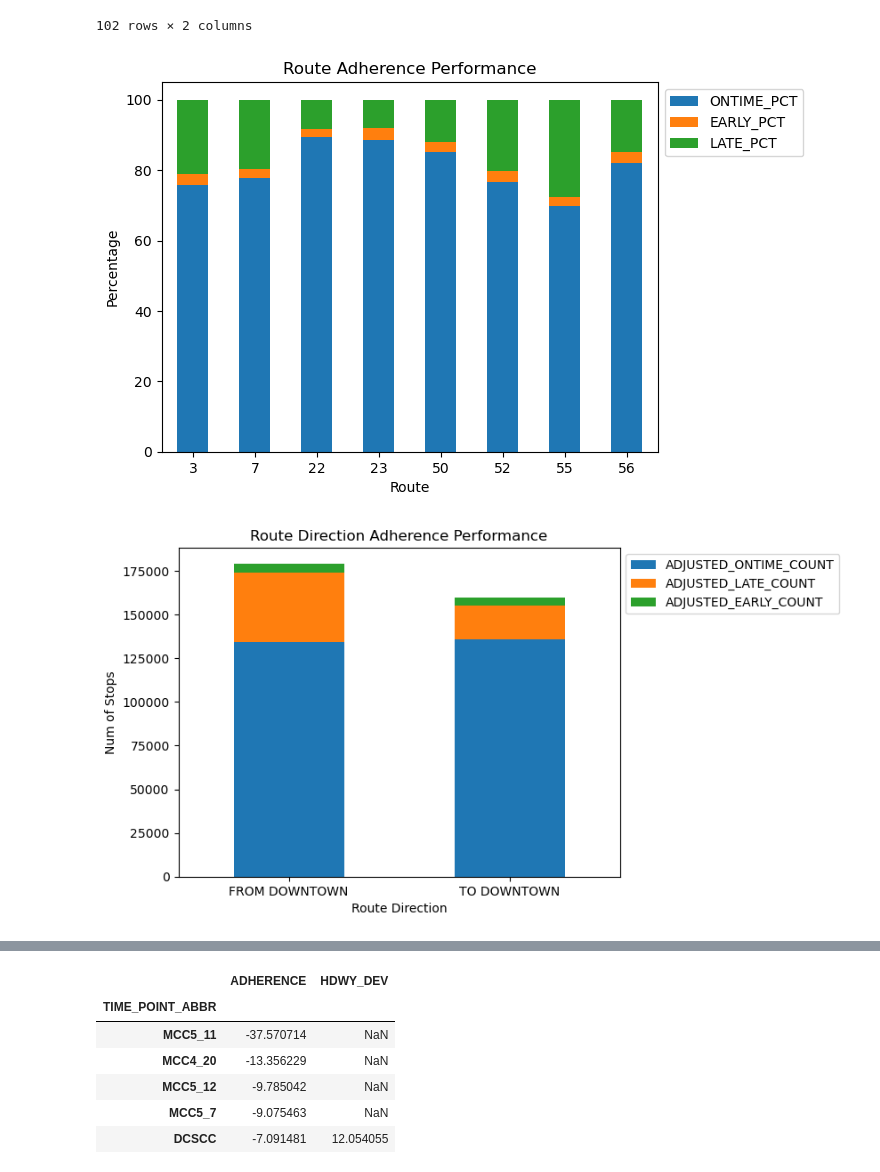
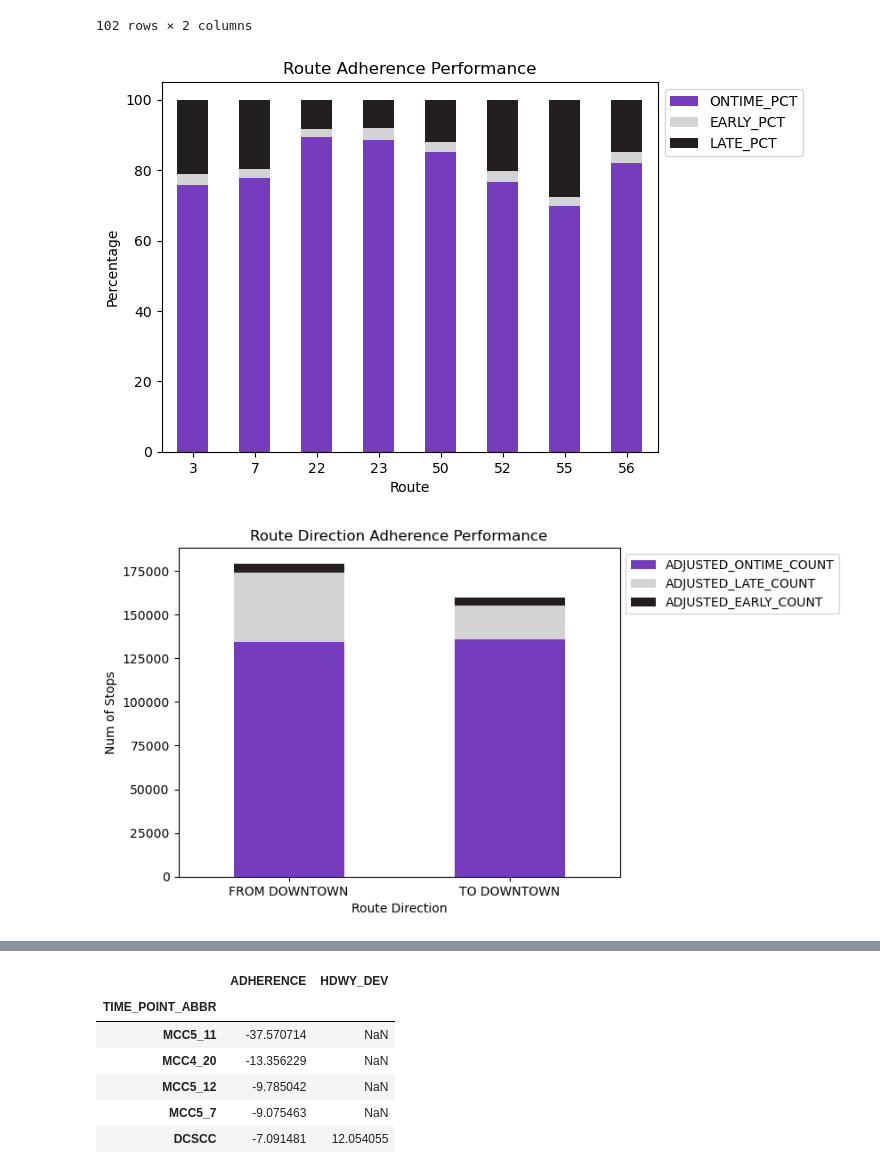
Before and after one commit to NSS-Data-Analytics-Cohort-11/wego-caesars-legion, a Jupyter notebook: notebooks/WeGo Data Introduction.ipynb, the cells around one changed output, grey strips where cells are left out. Drawn from its saved outputs; the diff is of its cells as text; code cells hidden in the pictures.

```diff
--- a/notebooks/WeGo Data Introduction.ipynb
+++ b/notebooks/WeGo Data Introduction.ipynb
@@ -6,3 +7,7 @@ import numpy as np
+# %%
+purple = (0.459, 0.235, 0.745)
+gray = (0.827, 0.827, 0.827)
+black = (0.137, 0.122, 0.125)
 # %%
 wego = pd.read_csv("../data/headway_data.csv")
 
@@ -434,40 +439,40 @@ wego.groupby('BLOCK_ABBR')[['ADHERENCE','HDWY_DEV']].mean().abs().sort_values('A
 # %%
 routes_totals = (
     wego.groupby('ROUTE_ABBR')
          [['ADJUSTED_ONTIME_COUNT', 'ADJUSTED_LATE_COUNT', 'ADJUSTED_EARLY_COUNT']]
          .sum()
 )
 
 routes_totals['TOTALS'] = routes_totals.sum(axis=1)
 
 routes_totals.loc[:, 'ONTIME_PCT'] = routes_totals['ADJUSTED_ONTIME_COUNT'] / routes_totals['TOTALS'] * 100
 routes_totals.loc[:, 'EARLY_PCT'] = routes_totals['ADJUSTED_EARLY_COUNT'] / routes_totals['TOTALS'] * 100
 routes_totals.loc[:, 'LATE_PCT'] = routes_totals['ADJUSTED_LATE_COUNT'] / routes_totals['TOTALS'] * 100
 
 # Route Adherence graph
 ax = (
     routes_totals[['ONTIME_PCT', 'EARLY_PCT', 'LATE_PCT']]
-).plot(kind='bar', stacked=True)
+).plot(kind='bar', stacked=True, color=[purple,gray,black])
 ax.set(title = 'Route Adherence Performance',
         xlabel = 'Route',
        ylabel = 'Percentage')
 ax.legend(bbox_to_anchor=(1, 1))
 ax.tick_params(axis='x', rotation=0)
 # %% [output]
-[figure, old version]
+[figure, new version]
 # %%
 ax = (
     wego.groupby('ROUTE_DIRECTION_NAME')
          [['ADJUSTED_ONTIME_COUNT', 'ADJUSTED_LATE_COUNT', 'ADJUSTED_EARLY_COUNT']]
          .sum()
-).plot(kind='bar', stacked=True)
+).plot(kind='bar', stacked=True,color=[purple,gray,black])
 ax.set(title = 'Route Direction Adherence Performance',
         xlabel = 'Route Direction',
        ylabel = 'Num of Stops')
 ax.legend(bbox_to_anchor=(1, 1))
 ax.tick_params(axis='x', rotation=0)
 # %% [output]
-[figure, old version]
+[figure, new version]
 # %%
 routes_totals = (
     wego.groupby('ROUTE_ABBR')
```
Also changed, not shown: parts of 34 cells of this notebook.
